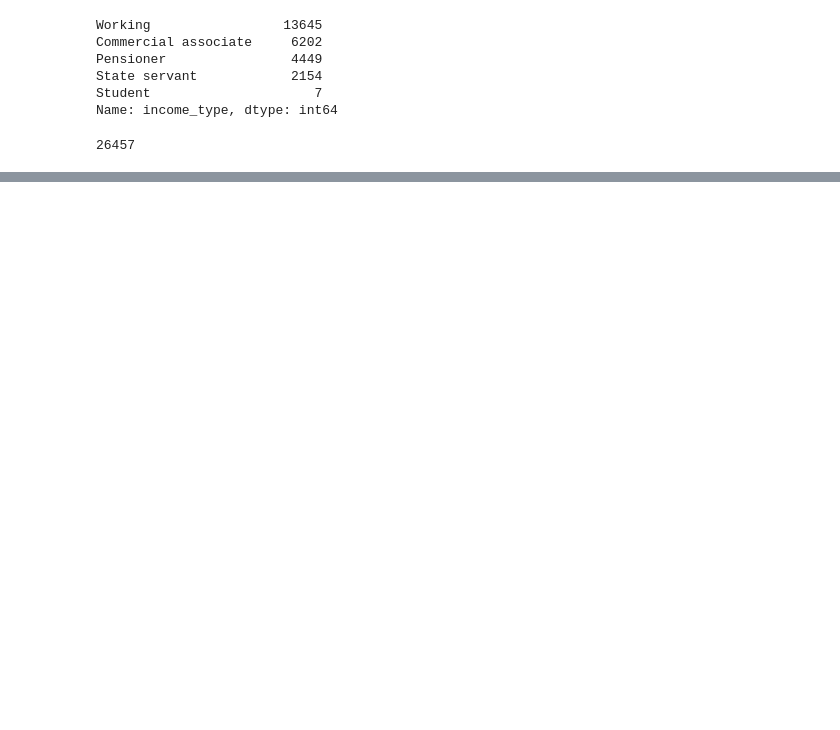
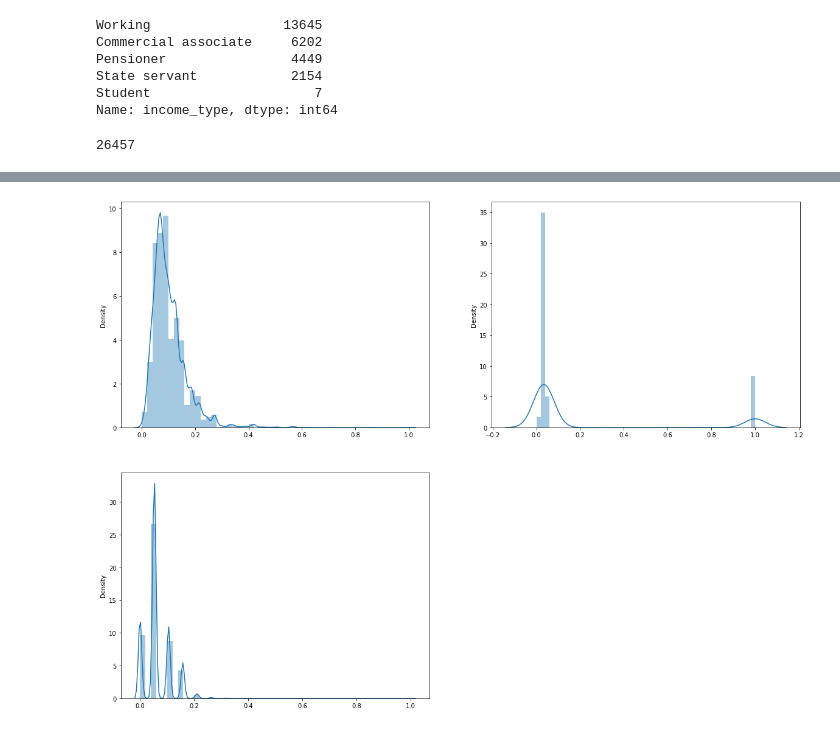
Before and after one commit to Sejong-Kaggle-Challengers/MAIN, a Jupyter notebook: [16-1]신용카드사용자연체예측AI경진대회/조영래/데이터확인.ipynb, the cells around one changed output, grey strips where cells are left out. Saved outputs shown, nothing was run; the diff lists cells and outputs as text; code cells hidden in the pictures; blank space fills up the shorter version.

```diff
--- a/[16-1]신용카드사용자연체예측AI경진대회/조영래/데이터확인.ipynb
+++ b/[16-1]신용카드사용자연체예측AI경진대회/조영래/데이터확인.ipynb
@@ -114,0 +190,11 @@ len(train['index'].unique())
+# %%
+import numpy as np
+from sklearn.preprocessing import MinMaxScaler
+
+plt.figure(figsize = (20,15))
+candidate = ['income_total', 'DAYS_EMPLOYED', 'family_size']
+for i in range(len(candidate)) :
+    plt.subplot(2, 2,i+1)
+    sns.distplot(MinMaxScaler().fit_transform(train[[candidate[i]]]))
+# %% [output]
+[figure, added]
```
Also changed, not shown: parts of 15 cells of this notebook.
